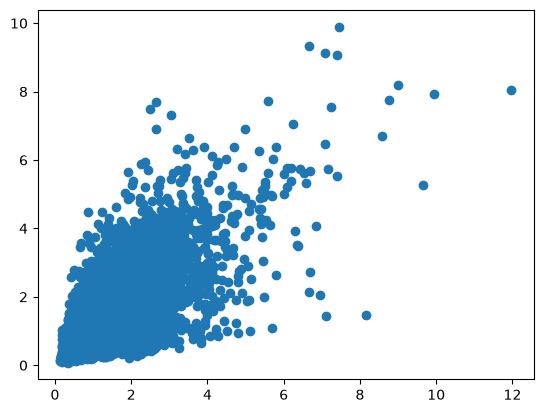
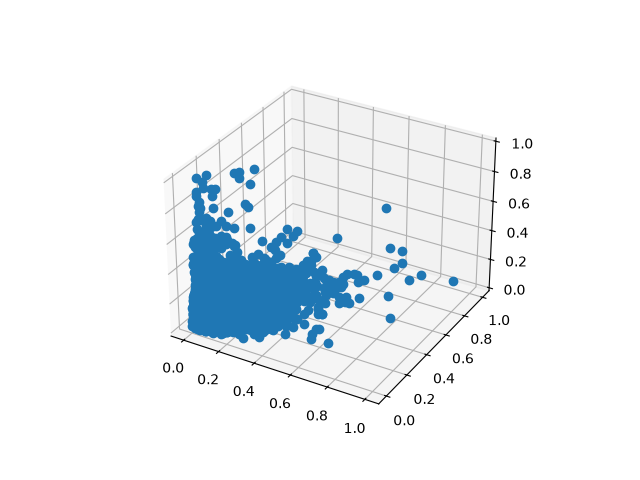
Unified diff of the notebook cell whose output changed from the first chart to the second:
--- before
+++ after
@@ -1 +1,4 @@
-plt.plot(features["vol_ratio"], features["add_vol_ratio"], 'o')
+fig = plt.figure()
+ax = fig.add_subplot(projection='3d')
+
+plt.plot(features["vol_ratio"], features["add_vol_ratio"], features["atr"], 'o')

Commit: minmax normalize inputs